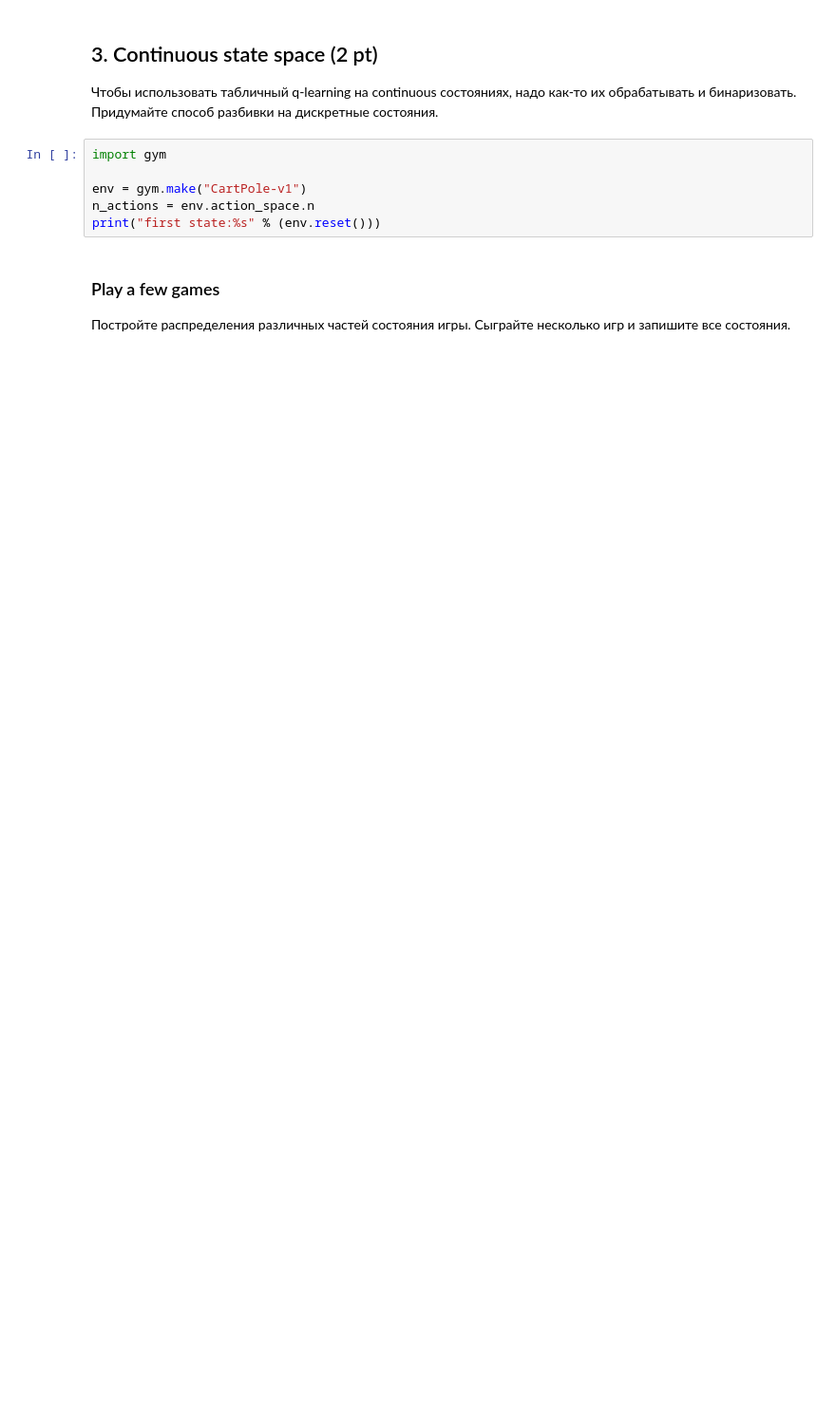
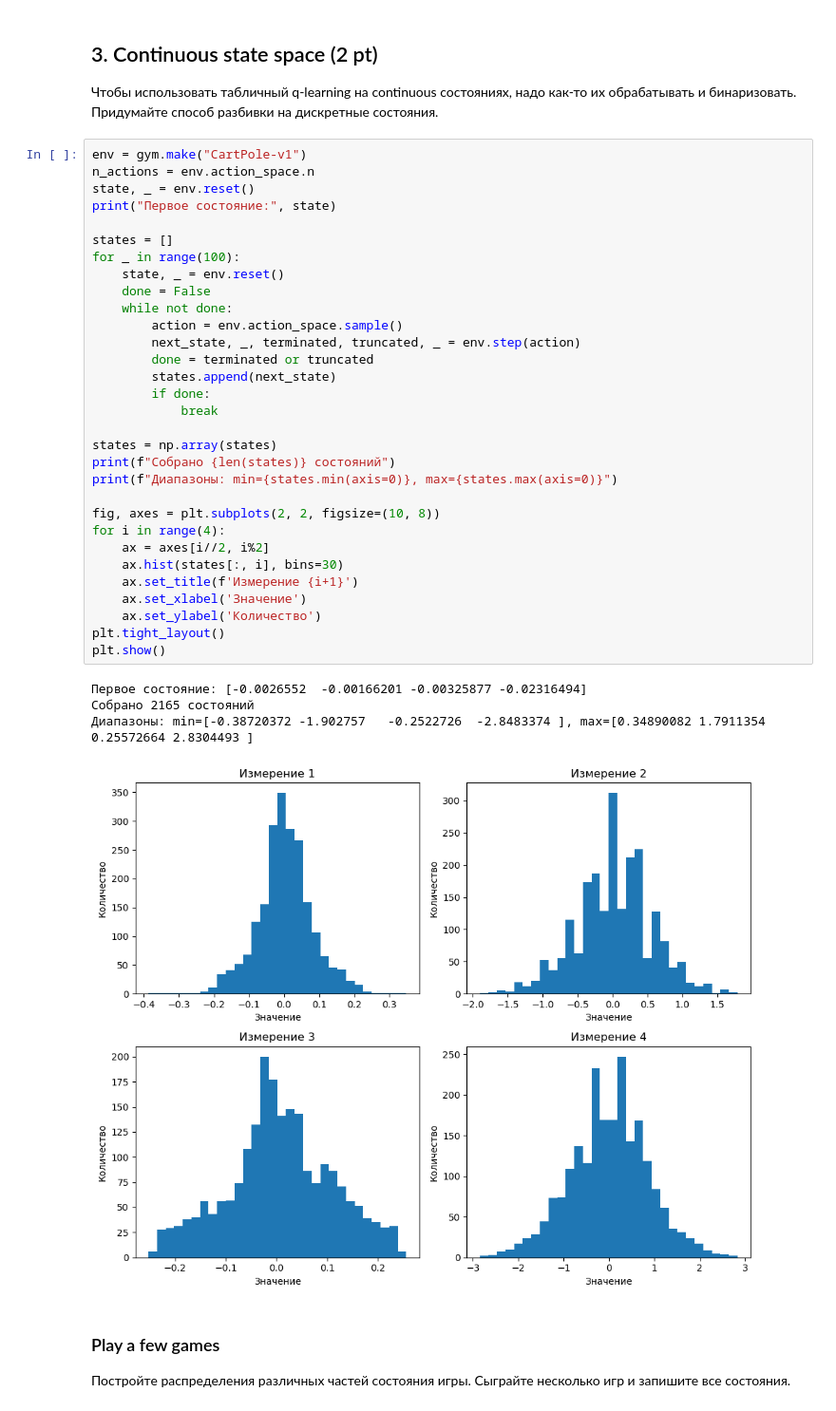
Before and after one commit to nordcross/V-ML-11, a Jupyter notebook: task 10/task_qlearning.ipynb, the cells around one changed output. Shown at 95% size. Drawn from its saved outputs; the diff is of its cells as text; blank space fills up the shorter version.

```diff
--- a/task 10/task_qlearning.ipynb
+++ b/task 10/task_qlearning.ipynb
@@ -183,12 +143,42 @@ NameError: name 'env' is not defined
 ## 3. Continuous state space (2 pt)
 
 Чтобы использовать табличный q-learning на continuous состояниях, надо как-то их обрабатывать и бинаризовать. Придумайте способ разбивки на дискретные состояния.
-# %%
-import gym
-
-env = gym.make("CartPole-v1")
-n_actions = env.action_space.n
-print("first state:%s" % (env.reset()))
+# %%
+env = gym.make("CartPole-v1")
+n_actions = env.action_space.n
+state, _ = env.reset()
+print("Первое состояние:", state)
+
+states = []
+for _ in range(100):
+    state, _ = env.reset()
+    done = False
+    while not done:
+        action = env.action_space.sample()
+        next_state, _, terminated, truncated, _ = env.step(action)
+        done = terminated or truncated
+        states.append(next_state)
+        if done:
+            break
+
+states = np.array(states)
+print(f"Собрано {len(states)} состояний")
+print(f"Диапазоны: min={states.min(axis=0)}, max={states.max(axis=0)}")
+
+fig, axes = plt.subplots(2, 2, figsize=(10, 8))
+for i in range(4):
+    ax = axes[i//2, i%2]
+    ax.hist(states[:, i], bins=30)
+    ax.set_title(f'Измерение {i+1}')
+    ax.set_xlabel('Значение')
+    ax.set_ylabel('Количество')
+plt.tight_layout()
+plt.show()
+# %% [output]
+Первое состояние: [-0.0026552  -0.00166201 -0.00325877 -0.02316494]
+Собрано 2165 состояний
+Диапазоны: min=[-0.38720372 -1.902757   -0.2522726  -2.8483374 ], max=[0.34890082 1.7911354  0.25572664 2.8304493 ]
+[figure, added]
 # %% [markdown]
 ### Play a few games
 
```
Also changed, not shown: parts of 10 cells of this notebook.
